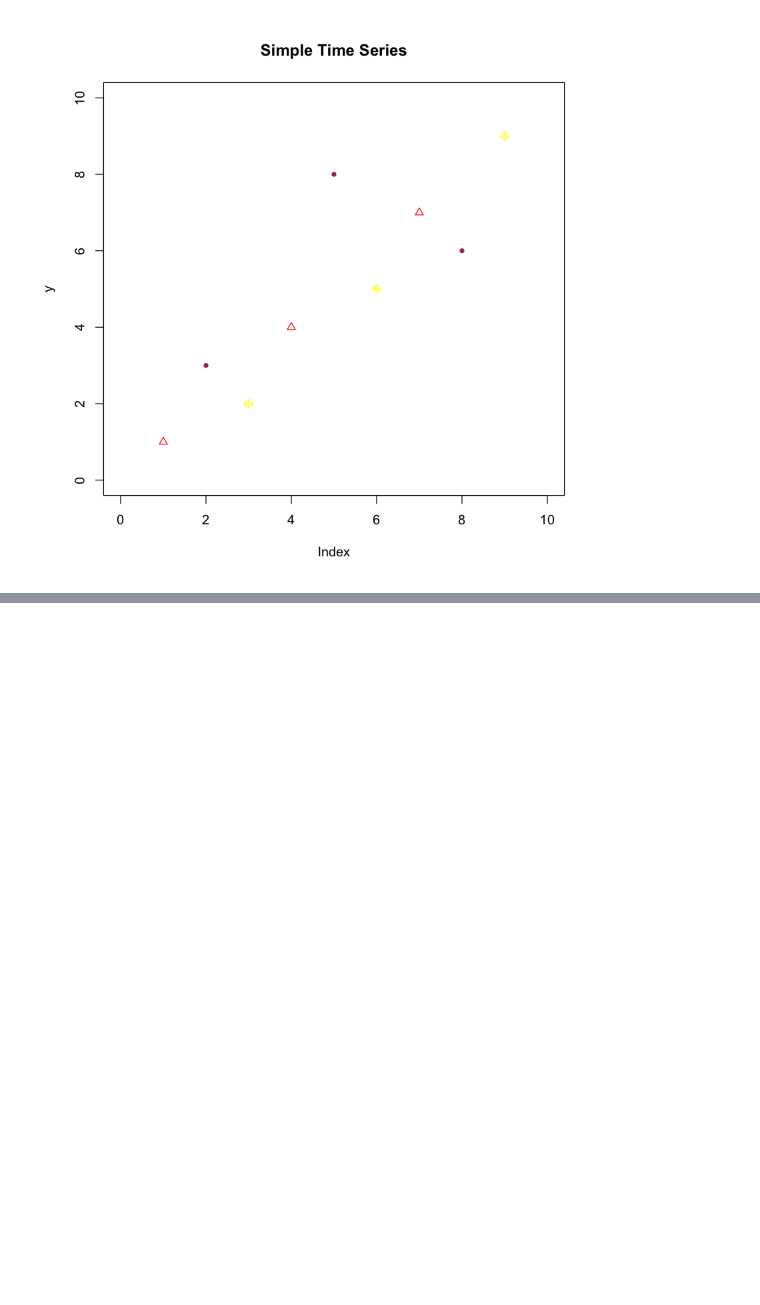
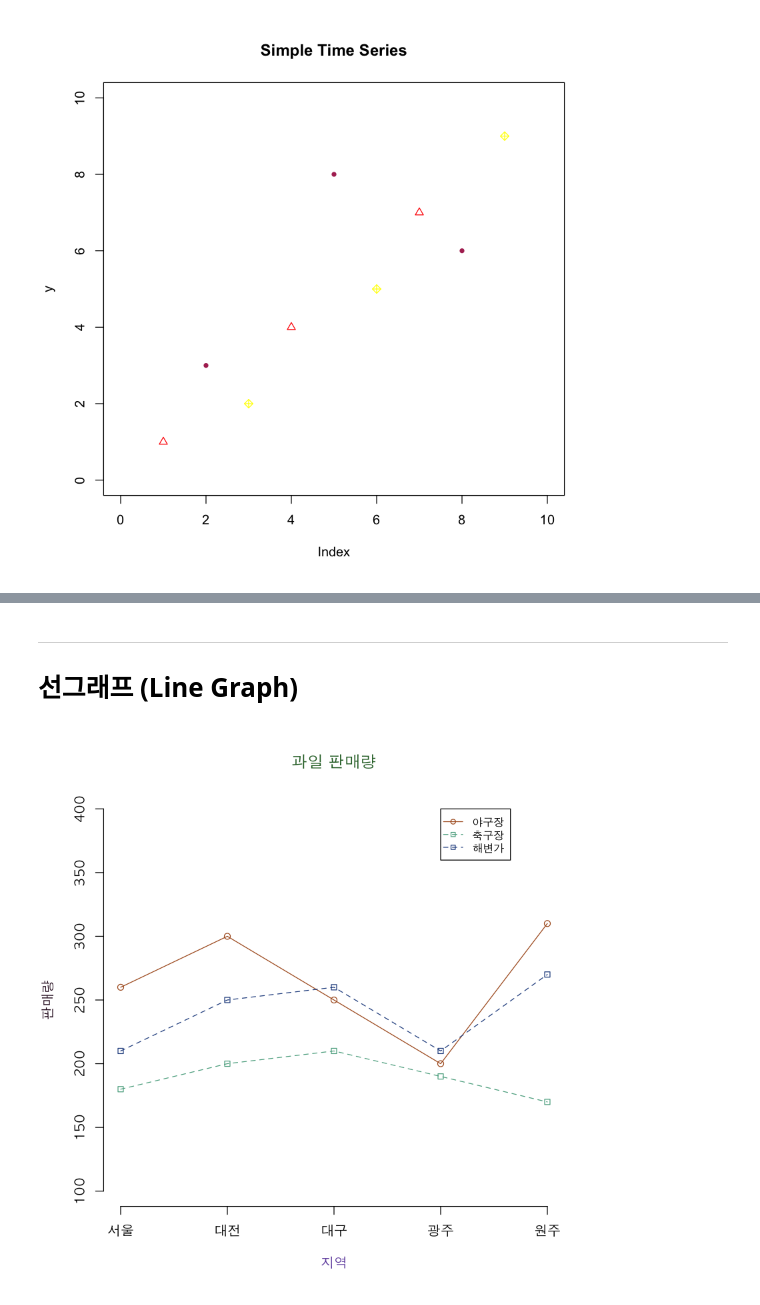
Before and after one commit to naddda0813/Rbase, a Jupyter notebook: 09. 데이터 시각화.ipynb, the cells around one changed output, grey strips where cells are left out. Cells and saved outputs as stored; diff of their text form; code cells hidden in the pictures; blank space fills up the shorter version.

```diff
--- a/09. 데이터 시각화.ipynb
+++ b/09. 데이터 시각화.ipynb
@@ -170,0 +171,59 @@ plot(x,y,
+# %% [markdown]
+---
+# 선그래프 (Line Graph)
+# %%
+# 3종류 dataset의 선 그래프
+abc <-c(260,300,250,200,310)
+def <- c(180,200,210,190,170)
+ghi <- c(210,250,260,210,270)
+# %%
+# plot
+par(family='AppleGothic')
+plot(abc,
+    type = "o" ,           #선과 점이 겹친 형태, overlap
+    col = "#ad5a23",
+    ylim = c(100,400),        #limit가 없으면 x축과 y축의 데이터폭이 안 맞음
+    axes = F,               # x,y 좌표 Frame 제거 ,= f라 해야 제거됨(false)
+    ann = F                 # x,y 의 label 제거 , = f라 해야 제거됨(false)
+    )
+
+# x축과  x축의 라벨을 설정
+axis(1,at=1:5, lab=c('서울','대전','대구','광주','원주'))       #1: x축, at:인덱스 범위,label
+
+#y축과  y축의 라벨을 설정
+axis(2,ylim=c(100,400))
+
+# main title 지정 ,plot 외부에서도 가능, 컬러값을 줄때
+title(main ="과일 판매량" , col.main="#276b2c")
+
+# x축 title(label)지정
+title(xlab ="지역",col.lab = "#6e4dab")
+
+#  y축 title(label)지정
+title(ylab ="판매량",col.lab = "#2b0a22" )
+
+# 선그리기 함수로 def 그리기
+lines(def,                    #이어지는 선으로 그려짐
+    type = "o",                #인덱스값에 점 생긴
+    col= "#5ead91",
+    pch = 22,
+    lty = 2                     #점선
+)
+
+# 선그리기 함수로 ghi 그리기
+lines(ghi,
+    type = "o",
+    pch = 22,
+    col = "#274f8f",
+    lty =2                      #line type ,2 ,점선
+)
+# 범례
+legend(4, 400,          # x,y좌표
+        c("야구장","축구장","해변가"),
+        col = c("#ad5a23","#5ead91","#274f8f"),
+        pch = c(21,22,22),
+        lty =c(1,2,2),
+        cex = 0.8         #크기조정,  defalut = 1 , 1보다 작은 값일시 작게 보임
+)
+# %% [output]
+[figure, added]
```
Also changed, not shown: parts of 43 cells of this notebook, 2 other files.
